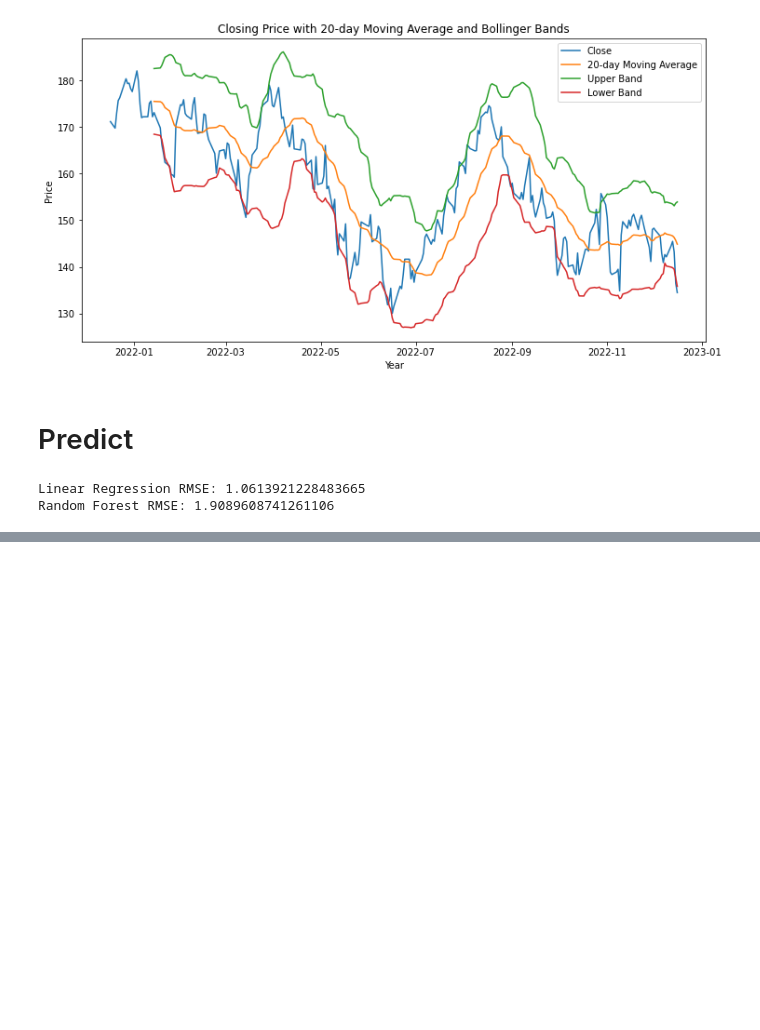
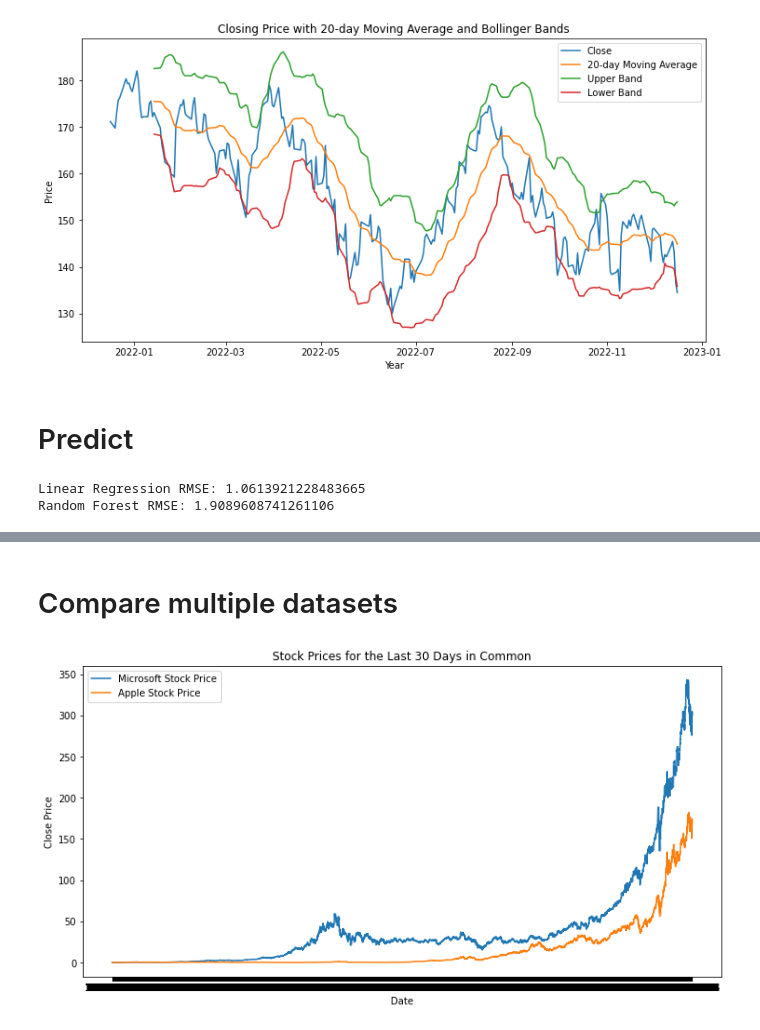
Before and after one commit to joszamama/mle-stock-prediction, a Jupyter notebook: notebooks/data_analysis.ipynb, the cells around one changed output, grey strips where cells are left out. Drawn from its saved outputs; the diff is of its cells as text; code cells hidden in the pictures; blank space fills up the shorter version.

Commit message:
Add comparison MS and Apple

```diff
--- a/notebooks/data_analysis.ipynb
+++ b/notebooks/data_analysis.ipynb
@@ -122,0 +173,39 @@ Random Forest RMSE: 1.9089608741261106
+# %% [markdown]
+# Compare multiple datasets
+# %%
+import pandas as pd
+import numpy as np
+import matplotlib.pyplot as plt
+
+# Read the data
+# df1 = pd.read_csv('../datasets/Google_Stock_Price_Train.csv')
+df1 = pd.read_csv('../datasets/Microsoft_Stock_Price.csv')
+df2 = pd.read_csv('../datasets/AAPL.csv')
+
+# Get the common dates between the dataframes
+df1_dates = set(df1['Date'])
+df2_dates = set(df2['Date'])
+common_dates = df1_dates.intersection(df2_dates)
+
+# df1 = df1[df1['Date'].isin(common_dates) & df1['Date'].isin(df2['Date']) & df1['Date'].isin(df3['Date'])].sort_values(by='Date')
+# df2 = df2[df2['Date'].isin(common_dates) & df2['Date'].isin(df1['Date']) & df2['Date'].isin(df3['Date'])].sort_values(by='Date')
+# df3 = df3[df3['Date'].isin(common_dates) & df3['Date'].isin(df1['Date']) & df3['Date'].isin(df2['Date'])].sort_values(by='Date')
+
+# Filter the data to only keep the common dates
+df1 = df1[df1['Date'].isin(common_dates)].sort_values(by='Date')
+df2 = df2[df2['Date'].isin(common_dates)].sort_values(by='Date')
+# df3 = df3[df3['Date'].isin(common_dates)].sort_values(by='Date')
+
+# Plot the stock prices for the last 30 days in common
+plt.figure(figsize=(12,6))
+
+plt.plot(df1['Date'], df1['Close'], label='Microsoft Stock Price')
+plt.plot(df2['Date'], df2['Close'], label='Apple Stock Price')
+# plt.plot(df3['Date'], df3['Close'], label='')
+plt.xlabel('Date')
+plt.ylabel('Close Price')
+plt.legend()
+plt.title('Stock Prices for the Last 30 Days in Common')
+plt.show()
+# %% [output]
+[figure, added]
```
Also changed, not shown: parts of 7 cells of this notebook, 5 other files.
